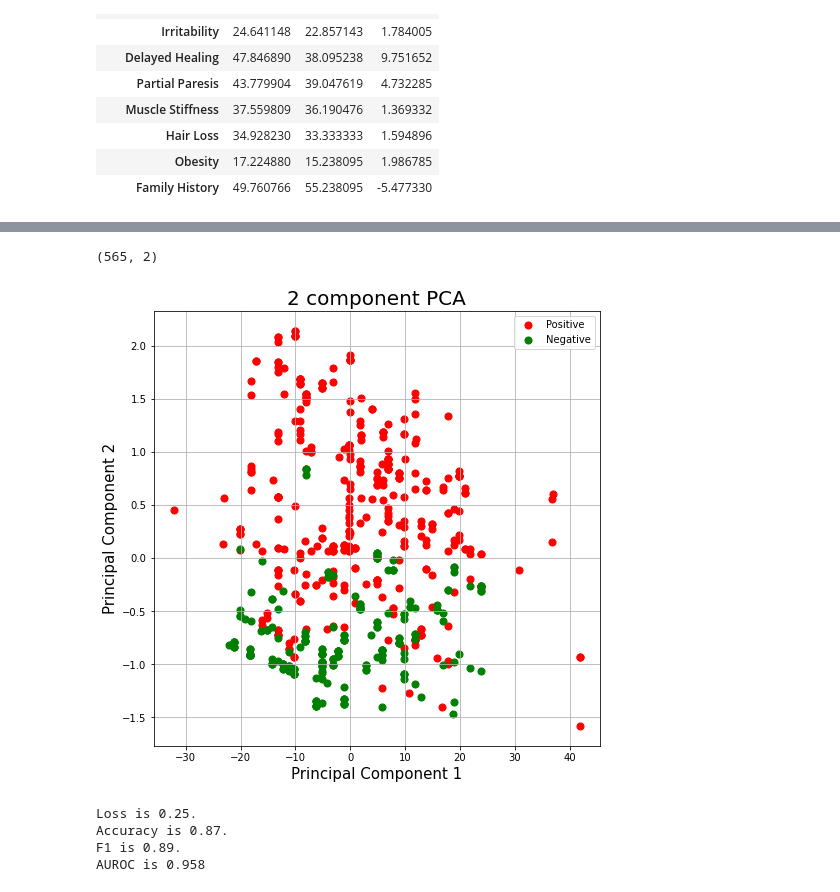
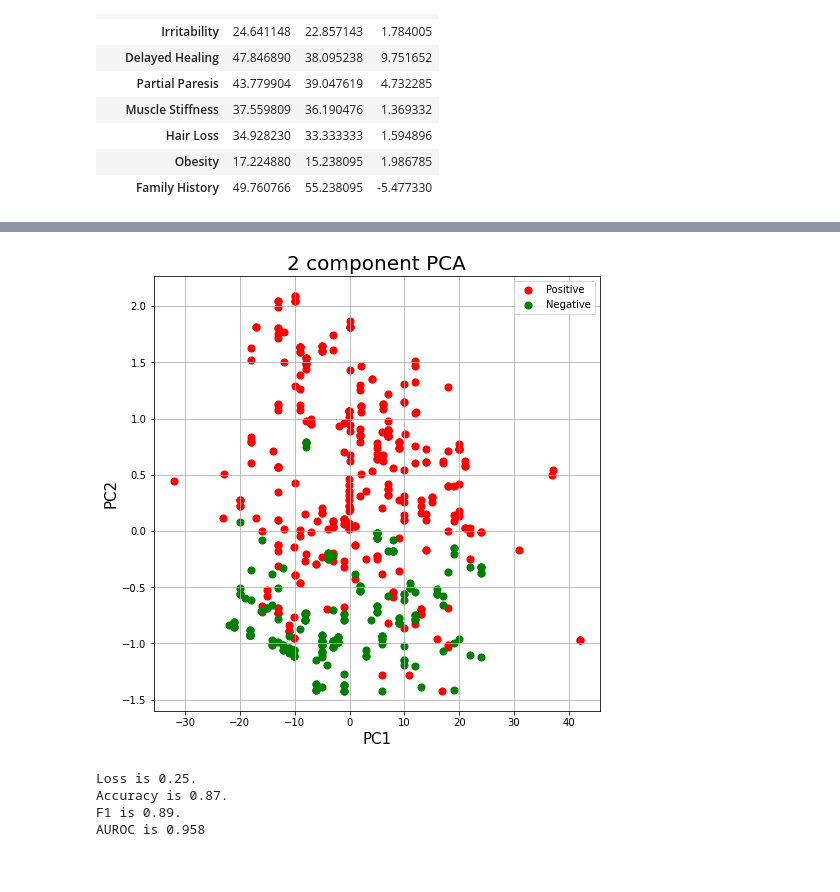
Before and after one commit to mlh-master/hw2_mlh-valeriia-adn-marina, a Jupyter notebook: HW2.ipynb, the cells around one changed output, grey strips where cells are left out. Saved outputs shown, nothing was run; the diff lists cells and outputs as text; code cells hidden in the pictures.

```diff
--- a/HW2.ipynb
+++ b/HW2.ipynb
@@ -439,29 +900,26 @@ plt.show()
 # %%
-from sklearn.decomposition import PCA
 pca = PCA(n_components=2)
 pca.fit(data.drop(['Diagnosis'],axis=1))
 transform_data = pca.transform(data.drop(['Diagnosis'],axis=1))
-principalComponents = pca.fit_transform(data.drop(['Diagnosis'],axis=1))
-principalDf = pd.DataFrame(data = principalComponents
-             , columns = ['principal component 1', 'principal component 2'])
-finalDf = pd.concat([principalDf, data[['Diagnosis']]], axis = 1)
+PC = pca.fit_transform(data.drop(['Diagnosis'],axis=1))
+pdf = pd.DataFrame(data = PC
+             , columns = ['PC1', 'PC2'])
+df_ = pd.concat([pdf, data[['Diagnosis']]], axis = 1)
 fig = plt.figure(figsize = (8,8))
 ax = fig.add_subplot(1,1,1)
-ax.set_xlabel('Principal Component 1', fontsize = 15)
-ax.set_ylabel('Principal Component 2', fontsize = 15)
+ax.set_xlabel('PC1', fontsize = 15)
+ax.set_ylabel('PC2', fontsize = 15)
 ax.set_title('2 component PCA', fontsize = 20)
 targets = [1,0]
 colors = ['r', 'g']
 for target, color in zip(targets,colors):
-    indicesToKeep = finalDf['Diagnosis'] == target
-    ax.scatter(finalDf.loc[indicesToKeep, 'principal component 1']
-               , finalDf.loc[indicesToKeep, 'principal component 2']
+    indicesToKeep = df_['Diagnosis'] == target
+    ax.scatter(df_.loc[indicesToKeep, 'PC1']
+               , df_.loc[indicesToKeep, 'PC2']
                , c = color
                , s = 50)
 ax.legend(['Positive','Negative'])
 ax.grid()
-principalComponents.shape
 # %% [output]
-(565, 2)
-[figure, old version]
+[figure, new version]
 # %%
```
Also changed, not shown: parts of 69 cells of this notebook, 1 other file.
